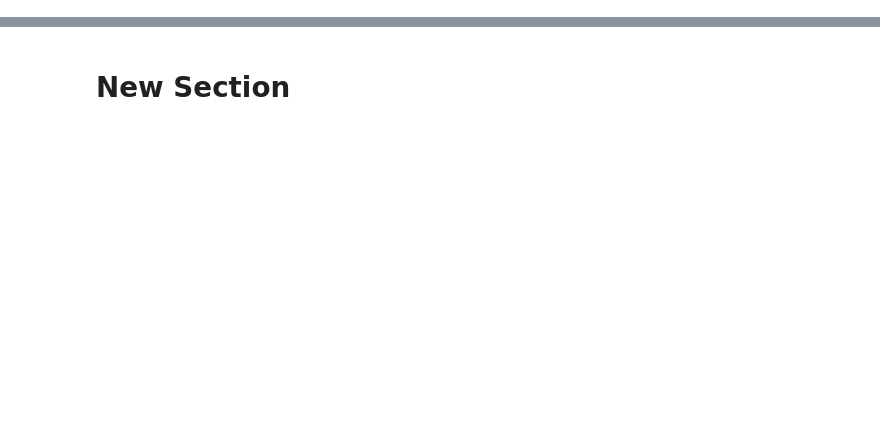
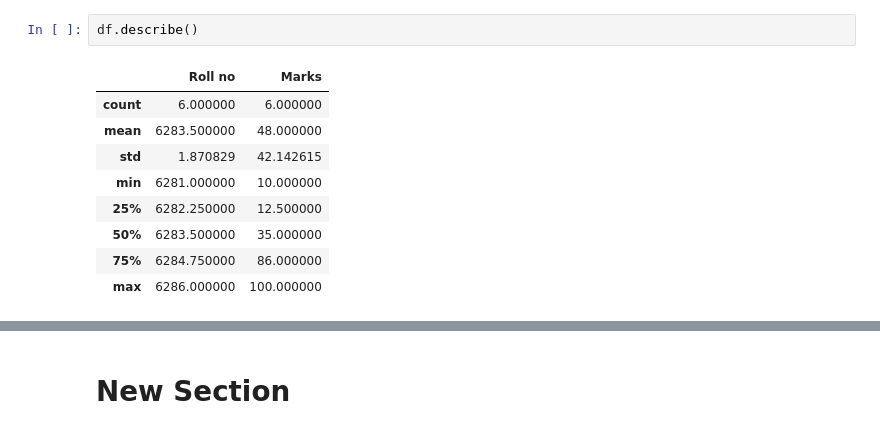
Before and after one commit to Naufil-sayed/DVP, a Jupyter notebook: Untitled5.ipynb, the cells around one changed output, grey strips where cells are left out. Cells and saved outputs as stored; diff of their text form; blank space fills up the shorter version.

```diff
--- a/Untitled5.ipynb
+++ b/Untitled5.ipynb
@@ -2,0 +35,12 @@
+# %%
+df.describe()
+# %% [output]
+|  | Roll no | Marks |
+| count | 6.000000 | 6.000000 |
+| mean | 6283.500000 | 48.000000 |
+| std | 1.870829 | 42.142615 |
+| min | 6281.000000 | 10.000000 |
+| 25% | 6282.250000 | 12.500000 |
+| 50% | 6283.500000 | 35.000000 |
+| 75% | 6284.750000 | 86.000000 |
+| max | 6286.000000 | 100.000000 |
```
Also changed, not shown: parts of 16 cells of this notebook.
